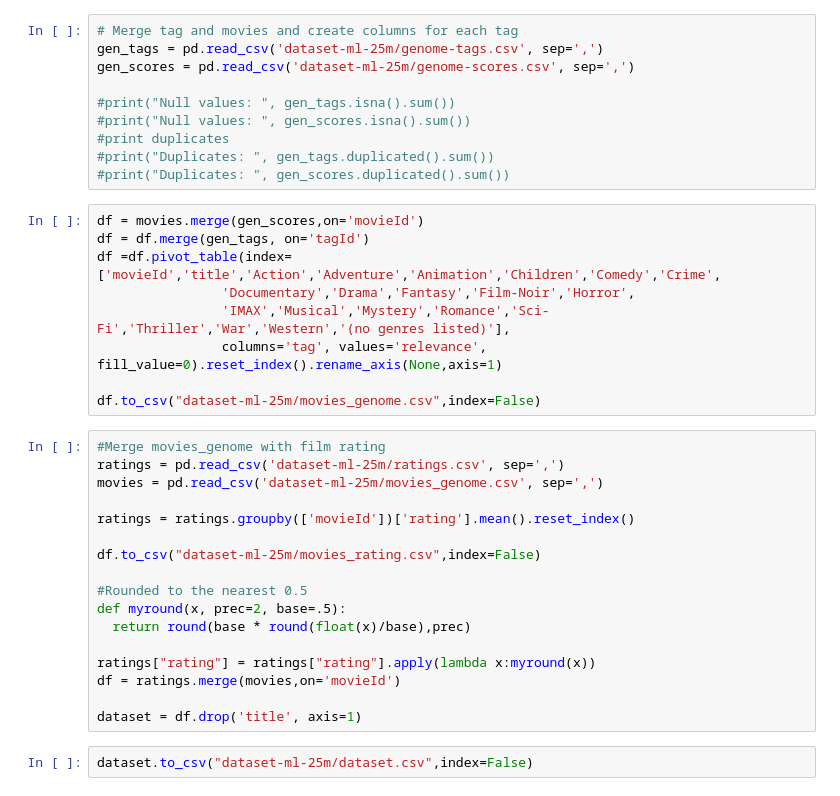
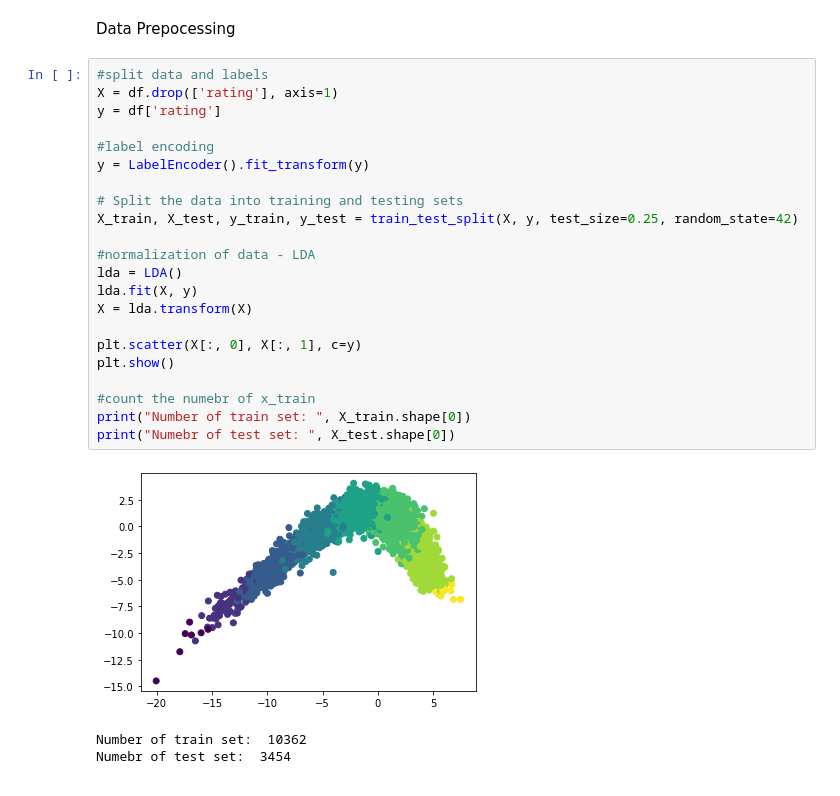
Before and after one commit to isabellamarasco/MovieLens-Predict, a Jupyter notebook: dataset.ipynb, the cells around one changed output. Saved outputs shown, nothing was run; the diff lists cells and outputs as text.

```diff
--- a/dataset.ipynb
+++ b/dataset.ipynb
@@ -71,38 +112,28 @@ movies.to_csv('dataset-ml-25m/movies_modify.csv')
-# %%
-# Merge tag and movies and create columns for each tag
-gen_tags = pd.read_csv('dataset-ml-25m/genome-tags.csv', sep=',')
-gen_scores = pd.read_csv('dataset-ml-25m/genome-scores.csv', sep=',')
-
-#print("Null values: ", gen_tags.isna().sum())
-#print("Null values: ", gen_scores.isna().sum())
-#print duplicates
-#print("Duplicates: ", gen_tags.duplicated().sum())
-#print("Duplicates: ", gen_scores.duplicated().sum())
-# %%
-df = movies.merge(gen_scores,on='movieId')
-df = df.merge(gen_tags, on='tagId')
-df =df.pivot_table(index=['movieId','title','Action','Adventure','Animation','Children','Comedy','Crime',
-                'Documentary','Drama','Fantasy','Film-Noir','Horror',
-                'IMAX','Musical','Mystery','Romance','Sci-Fi','Thriller','War','Western','(no genres listed)'],
-                columns='tag', values='relevance', fill_value=0).reset_index().rename_axis(None,axis=1)
-
-df.to_csv("dataset-ml-25m/movies_genome.csv",index=False)
-# %%
-#Merge movies_genome with film rating
-ratings = pd.read_csv('dataset-ml-25m/ratings.csv', sep=',')
-movies = pd.read_csv('dataset-ml-25m/movies_genome.csv', sep=',')
-
-ratings = ratings.groupby(['movieId'])['rating'].mean().reset_index()
-
-df.to_csv("dataset-ml-25m/movies_rating.csv",index=False)
-
-#Rounded to the nearest 0.5
-def myround(x, prec=2, base=.5):
-  return round(base * round(float(x)/base),prec)
-
-ratings["rating"] = ratings["rating"].apply(lambda x:myround(x))
-df = ratings.merge(movies,on='movieId')
-
-dataset = df.drop('title', axis=1)
-# %%
-dataset.to_csv("dataset-ml-25m/dataset.csv",index=False)
+# %% [markdown]
+Data Prepocessing
+# %%
+#split data and labels
+X = df.drop(['rating'], axis=1)
+y = df['rating']
+
+#label encoding
+y = LabelEncoder().fit_transform(y)
+
+# Split the data into training and testing sets
+X_train, X_test, y_train, y_test = train_test_split(X, y, test_size=0.25, random_state=42)
+
+#normalization of data - LDA
+lda = LDA()
+lda.fit(X, y)
+X = lda.transform(X)
+
+plt.scatter(X[:, 0], X[:, 1], c=y)
+plt.show()
+
+#count the numebr of x_train
+print("Number of train set: ", X_train.shape[0])
+print("Numebr of test set: ", X_test.shape[0])
+# %% [output]
+[figure, added]
+Number of train set:  10362
+Numebr of test set:  3454
```
Also changed, not shown: parts of 16 cells of this notebook, 4 other files.
